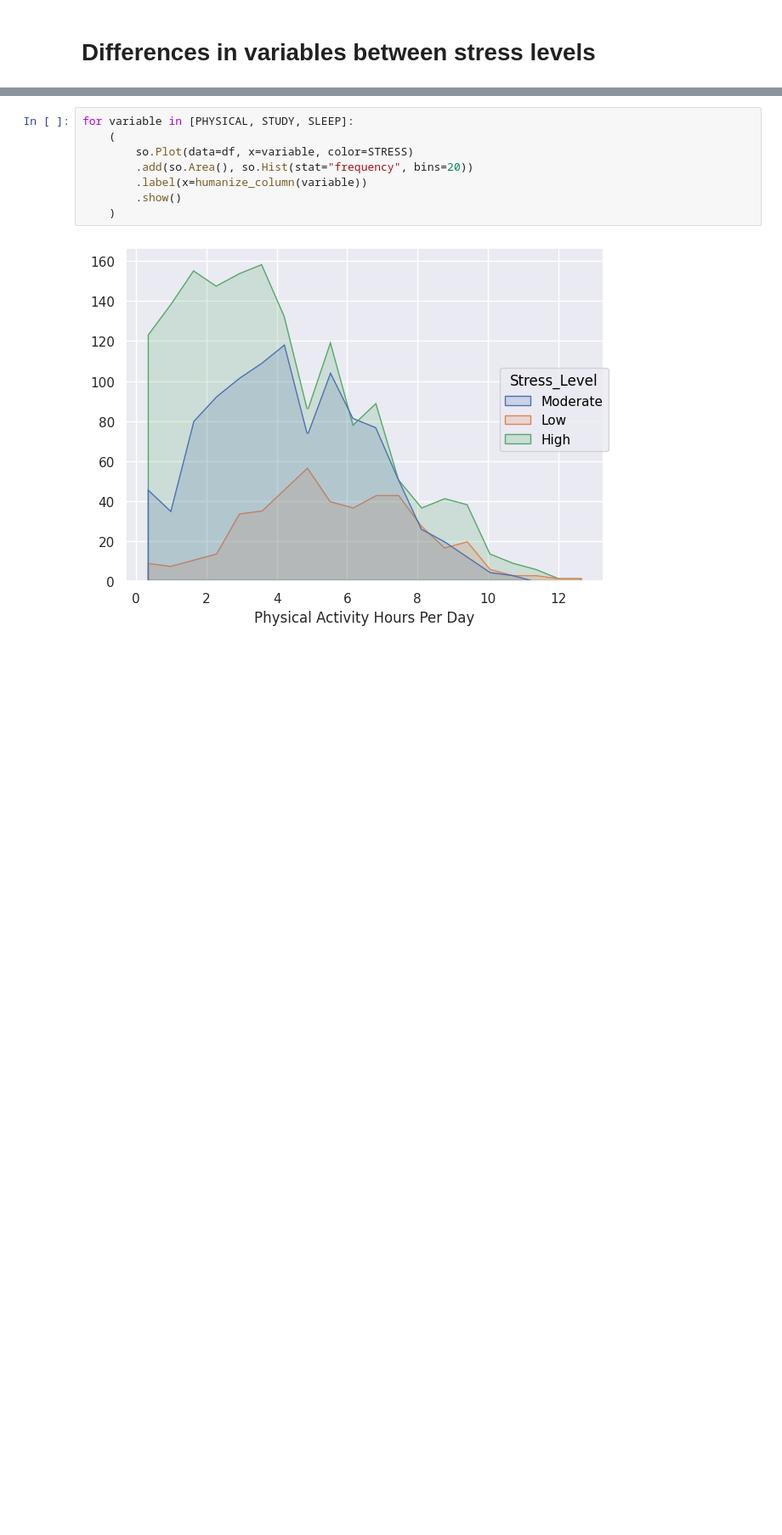
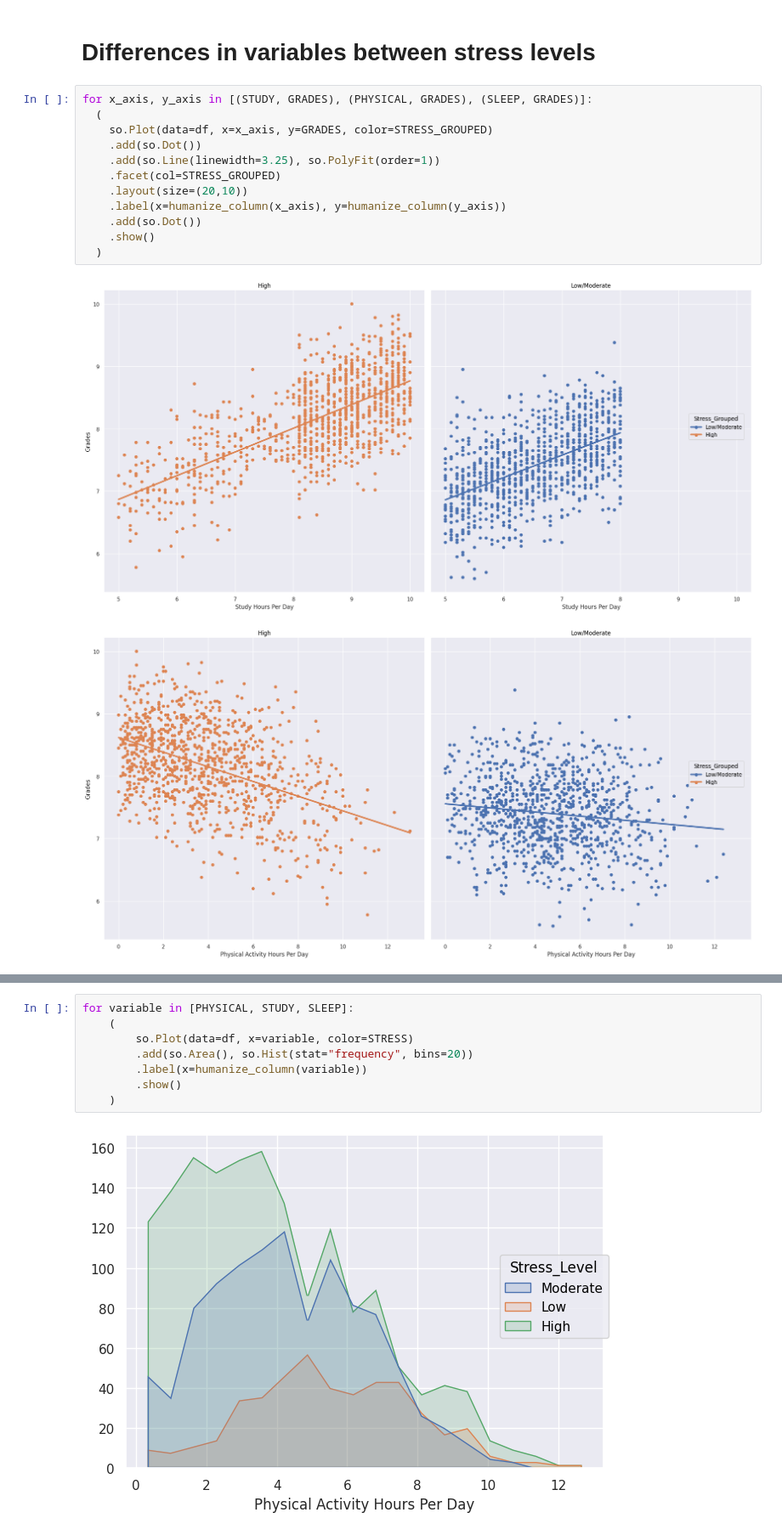
Before and after one commit to vramaiah/student-success-factors, a Jupyter notebook: student_success.ipynb, the cells around one changed output, grey strips where cells are left out. Shown at 85% size. Drawn from its saved outputs; the diff is of its cells as text; blank space fills up the shorter version.

```diff
--- a/student_success.ipynb
+++ b/student_success.ipynb
@@ -265,2 +250,17 @@ See the caveats in the documentation: https://pandas.pydata.org/pandas-docs/stab
 # %% [markdown]
 # Differences in variables between stress levels
+# %%
+for x_axis, y_axis in [(STUDY, GRADES), (PHYSICAL, GRADES), (SLEEP, GRADES)]:
+  (
+    so.Plot(data=df, x=x_axis, y=GRADES, color=STRESS_GROUPED)
+    .add(so.Dot())
+    .add(so.Line(linewidth=3.25), so.PolyFit(order=1))
+    .facet(col=STRESS_GROUPED)
+    .layout(size=(20,10))
+    .label(x=humanize_column(x_axis), y=humanize_column(y_axis))
+    .add(so.Dot())
+    .show()
+  )
+# %% [output]
+[figure, added]
+[figure, added]
```
Also changed, not shown: parts of 6 cells of this notebook.
